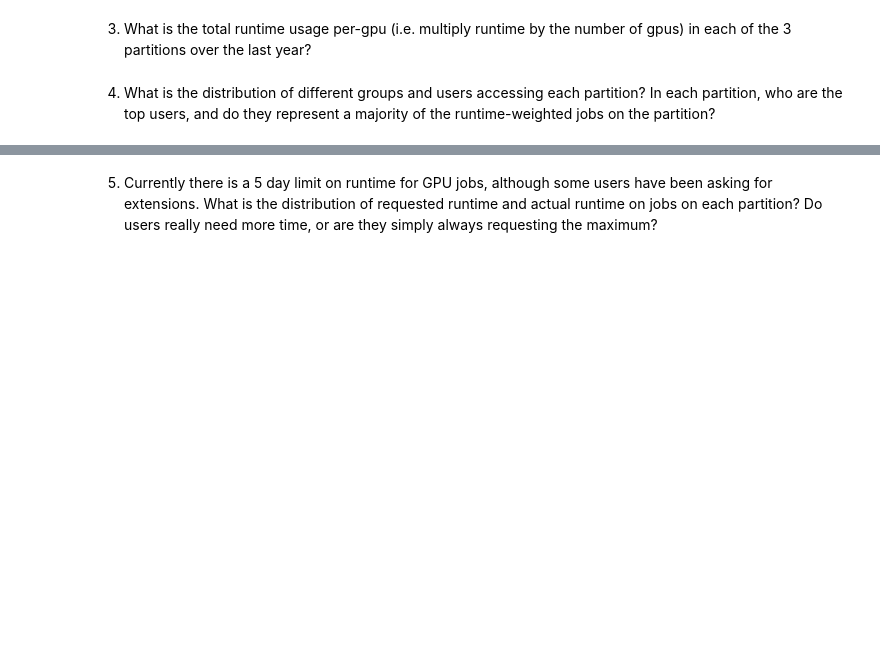
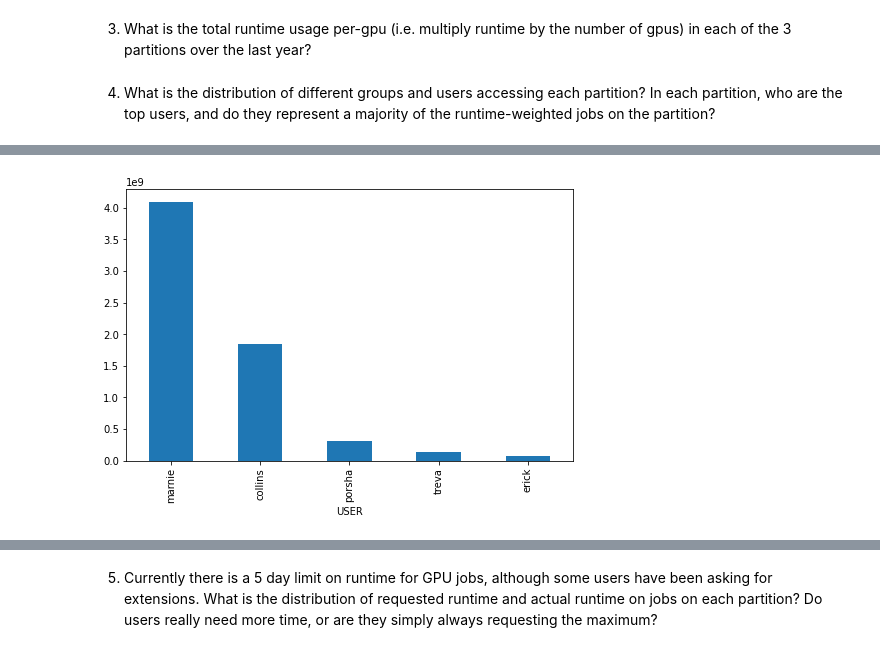
Before and after one commit to tomoumer/accre_project-pizza, a Jupyter notebook: notebooks/TU_accre_project.ipynb, the cells around one changed output, grey strips where cells are left out. Drawn from its saved outputs; the diff is of its cells as text; code cells hidden in the pictures; blank space fills up the shorter version.

```diff
--- a/notebooks/TU_accre_project.ipynb
+++ b/notebooks/TU_accre_project.ipynb
@@ -516,0 +605,5 @@ accre_df[accre_df['GPUS'] != 1].groupby(['PARTITION', 'GPUS']).count()
+# %%
+plt.figure(figsize = (8,5))
+accre_maxwell.groupby('USER')['DELTASEC'].sum().sort_values(ascending=False).head().plot(kind='bar');
+# %% [output]
+[figure, added]
```
Also changed, not shown: parts of 50 cells of this notebook.
